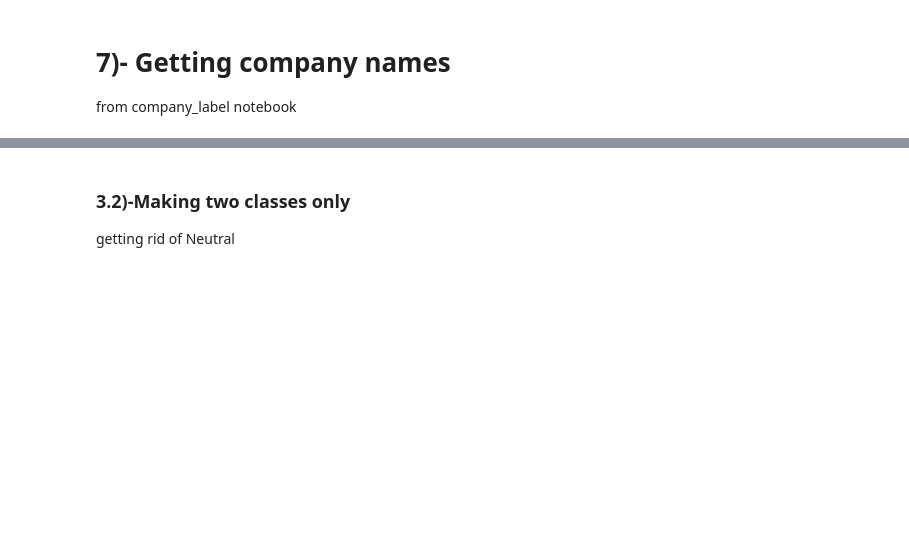
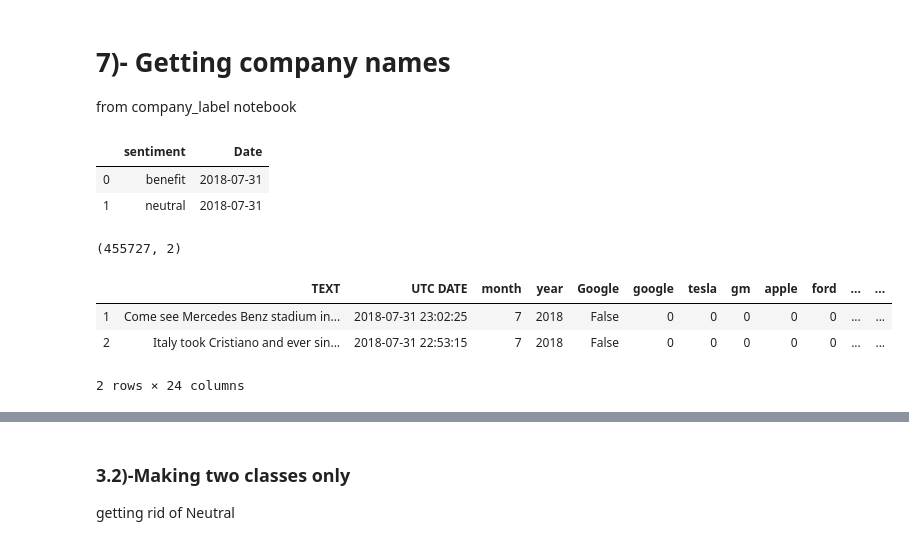
Before and after one commit to HassanSherwani/NLP-Natural-Language-Processing-, a Jupyter notebook: CrowdFlower/5.Descrptive.ipynb, the cells around one changed output, grey strips where cells are left out. Drawn from its saved outputs; the diff is of its cells as text; code cells hidden in the pictures; blank space fills up the shorter version.

```diff
--- a/CrowdFlower/5.Descrptive.ipynb
+++ b/CrowdFlower/5.Descrptive.ipynb
@@ -658,9 +664,24 @@ plt.show()
 # %% [markdown]
 # 7)- Getting company names
 from company_label notebook
+# %%
+df.head(2)
+# %% [output]
+|  | sentiment | Date |
+| 0 | benefit | 2018-07-31 |
+| 1 | neutral | 2018-07-31 |
+# %%
+df.shape
+# %% [output]
+(455727, 2)
 # %%
 company = pd.read_pickle('company_label.pkl')
 # %%
-company.head()
+company.head(2)
+# %% [output]
+|  | TEXT | UTC DATE | month | year | Google | google | tesla | gm | apple | ford | ... | ... |
+| 1 | Come see Mercedes Benz stadium in... | 2018-07-31 23:02:25 | 7 | 2018 | False | 0 | 0 | 0 | 0 | 0 | ... | ... |
+| 2 | Italy took Cristiano and ever sin... | 2018-07-31 22:53:15 | 7 | 2018 | False | 0 | 0 | 0 | 0 | 0 | ... | ... |
+2 rows × 24 columns
 # %%
 company.shape
```
Also changed, not shown: parts of 27 cells of this notebook.
